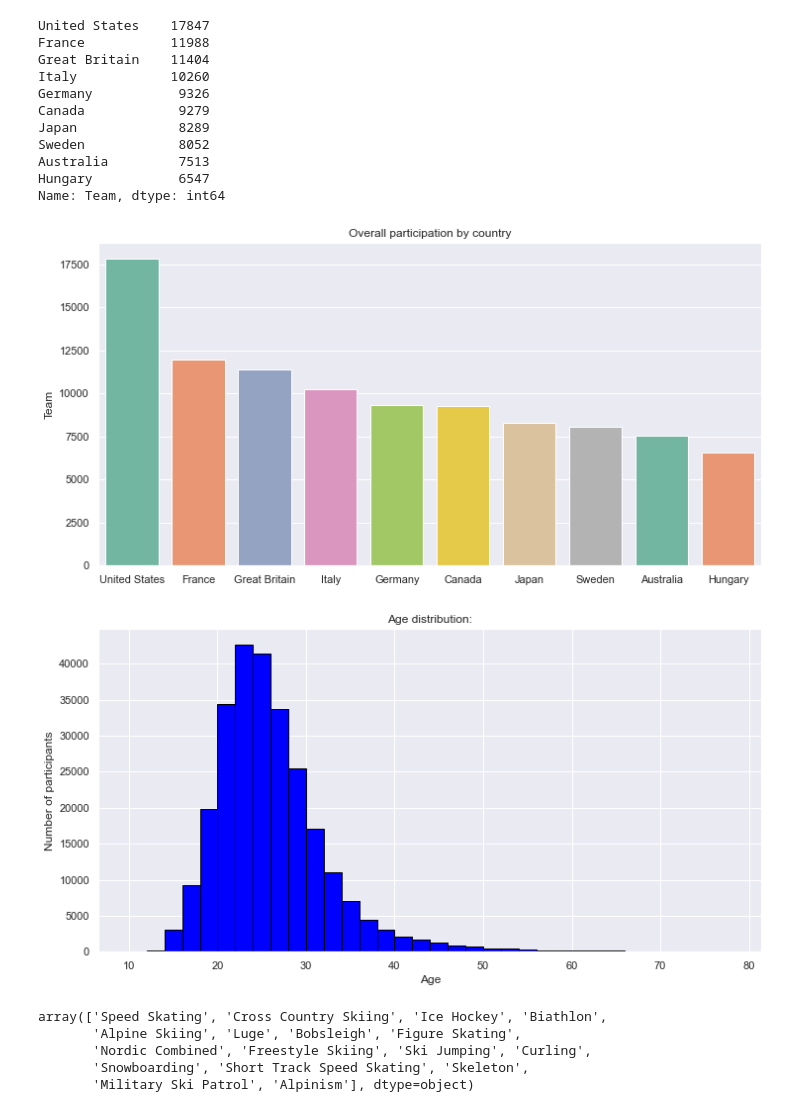
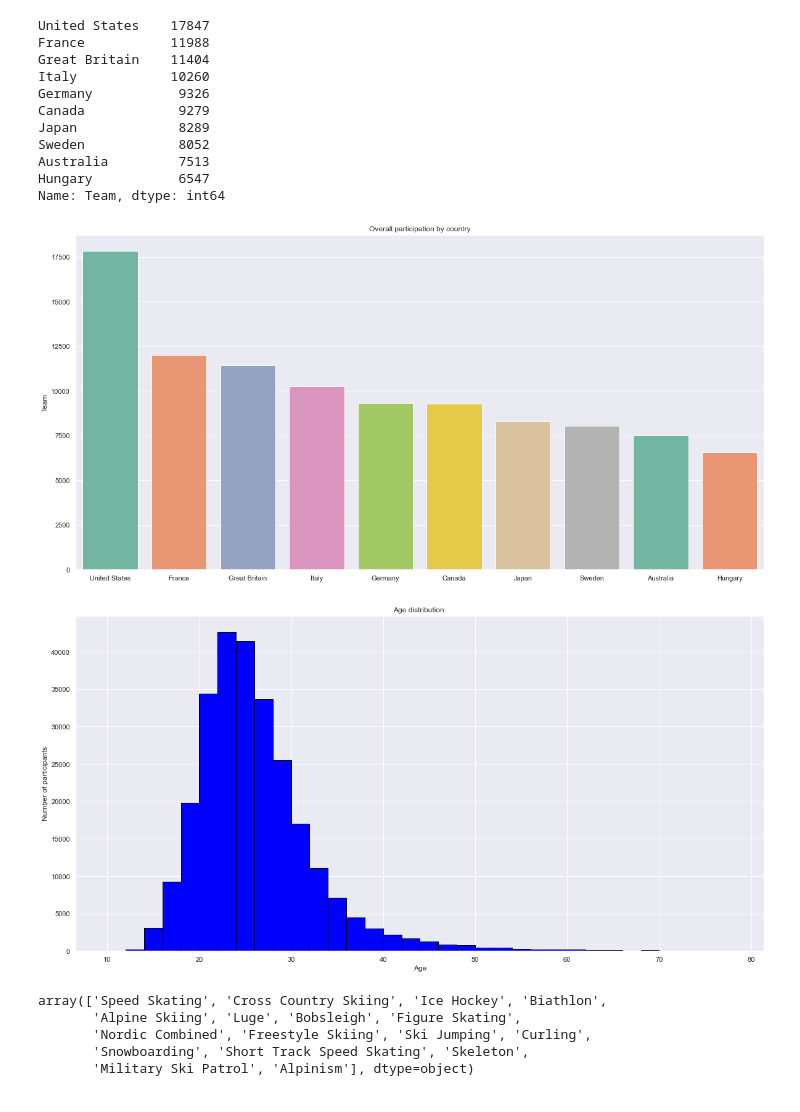
Before and after one commit to anhduy412/olympics-data-analysis, a Jupyter notebook: Olympics-data-analysis.ipynb, the cells around one changed output. Cells and saved outputs as stored; diff of their text form; code cells hidden in the pictures.

```diff
--- a/Olympics-data-analysis.ipynb
+++ b/Olympics-data-analysis.ipynb
@@ -179,21 +179,21 @@ Hungary           6547
 Name: Team, dtype: int64
 # %%
 #plot for the top 10 countries
-plt.figure(figsize = (12,6))
+plt.figure(figsize = (20, 10))
 #plt.xticks(rotation = 20)
 plt.title('Overall participation by country')
 sns.barplot(x = top_10_countries.index, y= top_10_countries, palette = 'Set2');
 # %% [output]
-[figure, old version]
+[figure, new version]
 # %%
 #age distribution of the participants
-plt.figure(figsize=(12,6))
+plt.figure(figsize=(20,10))
 plt.title("Age distribution:")
 plt.xlabel('Age')
 plt.ylabel('Number of participants')
 plt.hist(athletes_df.Age, bins = np.arange(10, 80, 2), color = 'blue', edgecolor = 'black');
 # %% [output]
-[figure, old version]
+[figure, new version]
 # %%
 #winter olympics sports
 winter_sports = athletes_df[athletes_df.Season == 'Winter'].Sport.unique()
```
Also changed, not shown: parts of 7 cells of this notebook.
